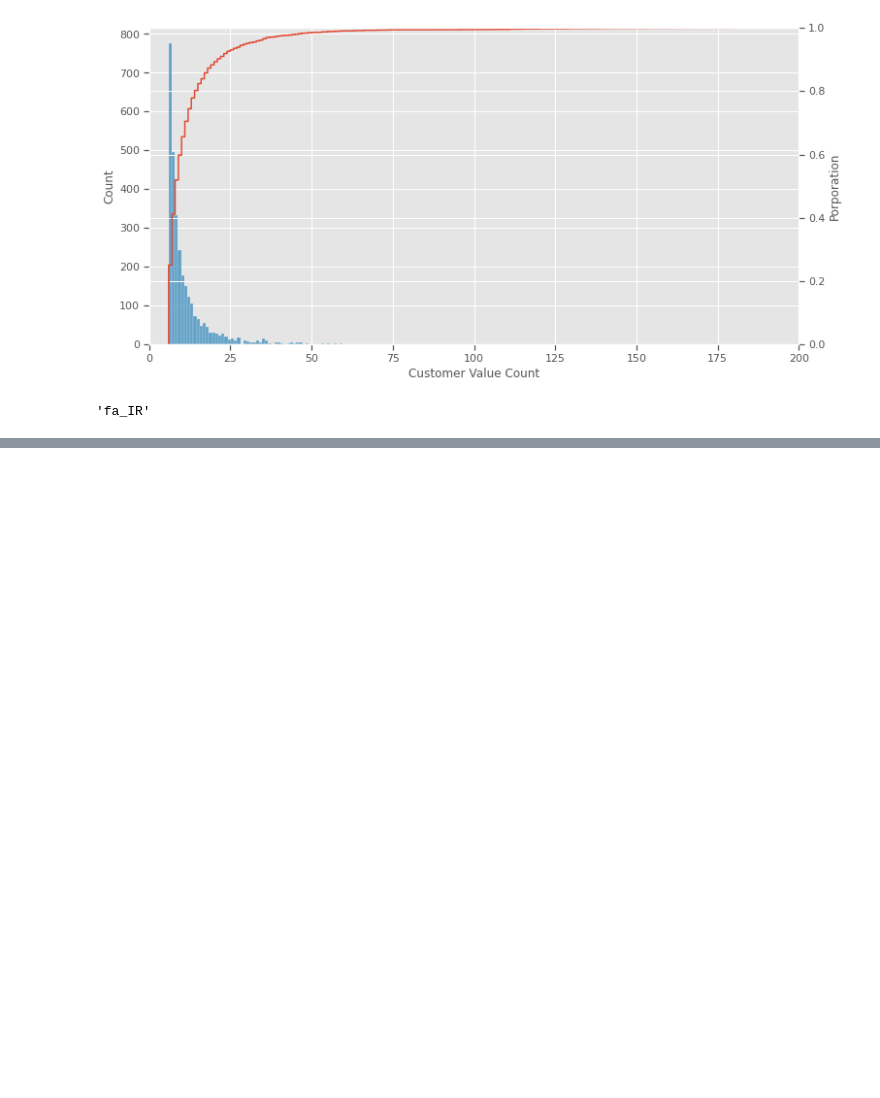
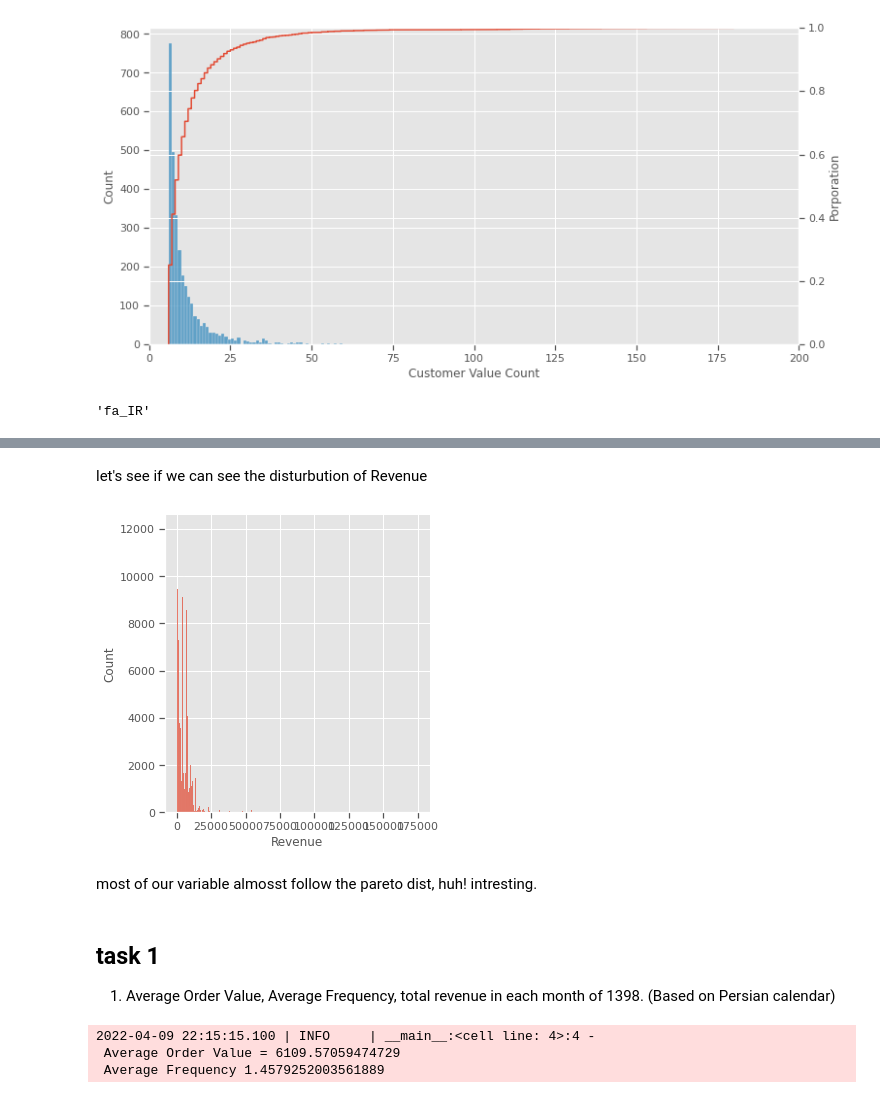
Before and after one commit to alephba/interview_tasks, a Jupyter notebook: src/notebook.ipynb, the cells around one changed output, grey strips where cells are left out. Drawn from its saved outputs; the diff is of its cells as text; code cells hidden in the pictures; blank space fills up the shorter version.

```diff
--- a/src/notebook.ipynb
+++ b/src/notebook.ipynb
@@ -81,4 +75,9 @@ for index, row in revenue.iterrows():
 # %%
 for index, row in revenue.iterrows():
     revenue.loc[index, 'JdDate'] = jd.date.fromgregorian(date=dt.datetime.strptime(str(row['Date']), '%Y%m%d'))
-    revenue.loc[index, 'Date'] = dt.datetime.strptime(str(row['Date']), '%Y%m%d')
+    revenue.loc[index, 'GDate'] = dt.datetime.strptime(str(row['Date']), '%Y%m%d')
+
+for index, row in revenue.iterrows():
+    revenue.loc[index, 'JdMonth'] = jd.datetime.jmonth_short(row['JdDate'])
+    revenue.loc[index, 'JdWeekday'] = jd.datetime.jweekday_short(row['JdDate'])
+    revenue.loc[index, 'GDate'] = dt.datetime.date(row['GDate'])
@@ -90,0 +92,20 @@ AttributeError: Can only use .dt accessor with datetimelike values
+# %% [markdown]
+let's see if we can see the disturbution of Revenue
+# %%
+g = sns.displot(revenue.Revenue)
+# %% [output]
+[figure, added]
+# %% [markdown]
+most of our variable almosst follow the pareto dist, huh! intresting.
+# %% [markdown]
+## task 1
+1. Average Order Value, Average Frequency, total revenue in each month of 1398. (Based on Persian calendar)
+# %%
+avg_order_val = np.mean(revenue.groupby('OrderID')['Revenue'].mean()) #Average Order Value
+avg_freq = np.mean(revenue.groupby('CustomerID')['OrderID'].count()) #Average Frequency
+
+logger.info(f'\n Average Order Value = {avg_order_val} \n Average Frequency {avg_freq}')
+# %% [output]
+2022-04-09 22:15:15.100 | INFO     | __main__:<cell line: 4>:4 -
+ Average Order Value = 6109.57059474729
+ Average Frequency 1.4579252003561889
```
Also changed, not shown: parts of 11 cells of this notebook, 1 other file.
